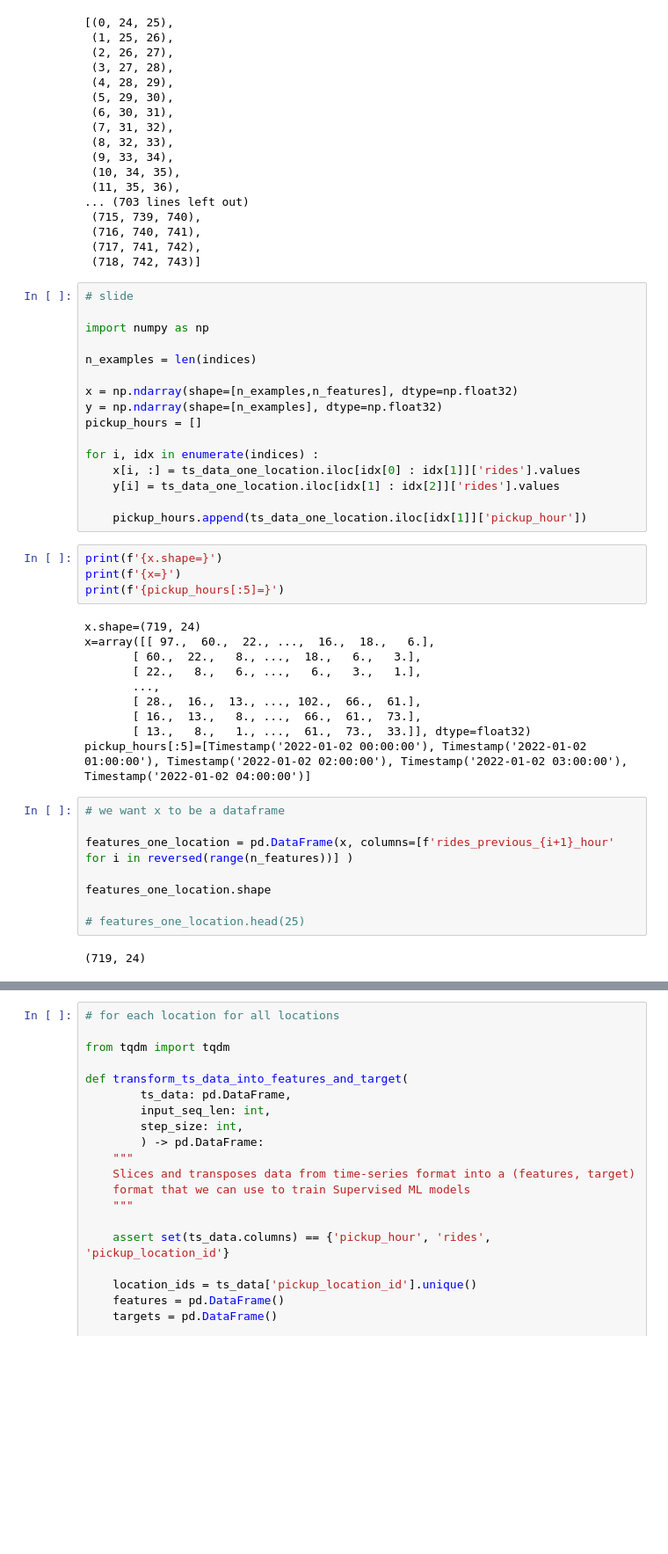
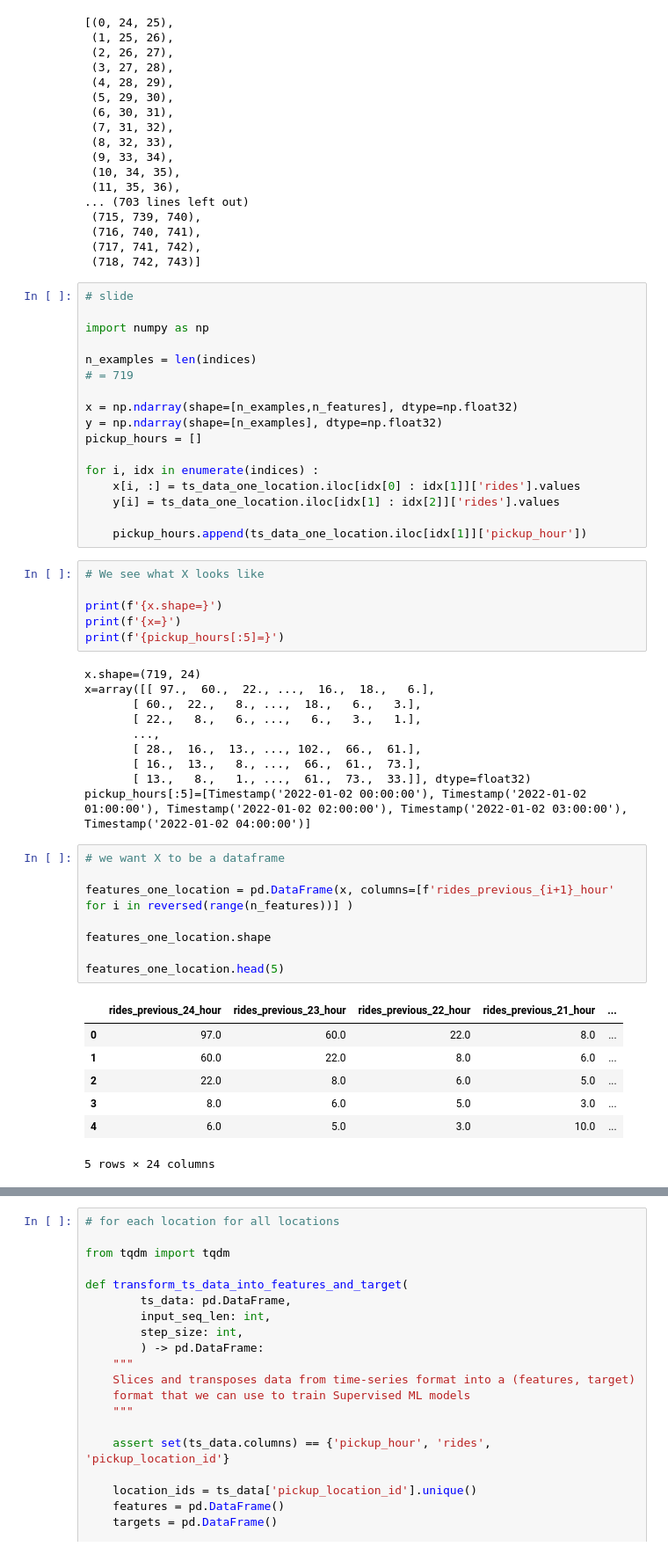
Before and after one commit to Hichemchir/taxi_demand_predictor, a Jupyter notebook: notebooks/03_transform_ts_data_into_features_and_target.ipynb, the cells around one changed output, grey strips where cells are left out. Shown at 88% size. Cells and saved outputs as stored; diff of their text form; blank space fills up the shorter version.

```diff
--- a/notebooks/03_transform_ts_data_into_features_and_target.ipynb
+++ b/notebooks/03_transform_ts_data_into_features_and_target.ipynb
@@ -103,6 +105,7 @@ indices
 import numpy as np
 
 n_examples = len(indices)
+# = 719
 
 x = np.ndarray(shape=[n_examples,n_features], dtype=np.float32)
 y = np.ndarray(shape=[n_examples], dtype=np.float32)
@@ -114,6 +117,8 @@ for i, idx in enumerate(indices) :
 
     pickup_hours.append(ts_data_one_location.iloc[idx[1]]['pickup_hour'])
 # %%
+# We see what X looks like
+
 print(f'{x.shape=}')
 print(f'{x=}')
 print(f'{pickup_hours[:5]=}')
@@ -128,13 +133,19 @@ x=array([[ 97.,  60.,  22., ...,  16.,  18.,   6.],
        [ 13.,   8.,   1., ...,  61.,  73.,  33.]], dtype=float32)
 pickup_hours[:5]=[Timestamp('2022-01-02 00:00:00'), Timestamp('2022-01-02 01:00:00'), Timestamp('2022-01-02 02:00:00'), Timestamp('2022-01-02 03:00:00'), Timestamp('2022-01-02 04:00:00')]
 # %%
-# we want x to be a dataframe
+# we want X to be a dataframe
 
 features_one_location = pd.DataFrame(x, columns=[f'rides_previous_{i+1}_hour' for i in reversed(range(n_features))] )
 
 features_one_location.shape
 
-# features_one_location.head(25)
+features_one_location.head(5)
 # %% [output]
+|  | rides_previous_24_hour | rides_previous_23_hour | rides_previous_22_hour | rides_previous_21_hour | ... |
+| 0 | 97.0 | 60.0 | 22.0 | 8.0 | ... |
+| 1 | 60.0 | 22.0 | 8.0 | 6.0 | ... |
+| 2 | 22.0 | 8.0 | 6.0 | 5.0 | ... |
+| 3 | 8.0 | 6.0 | 5.0 | 3.0 | ... |
+| 4 | 6.0 | 5.0 | 3.0 | 10.0 | ... |
-(719, 24)
+5 rows × 24 columns
 # %%
```
Also changed, not shown: parts of 4 cells of this notebook, 10 other files.
